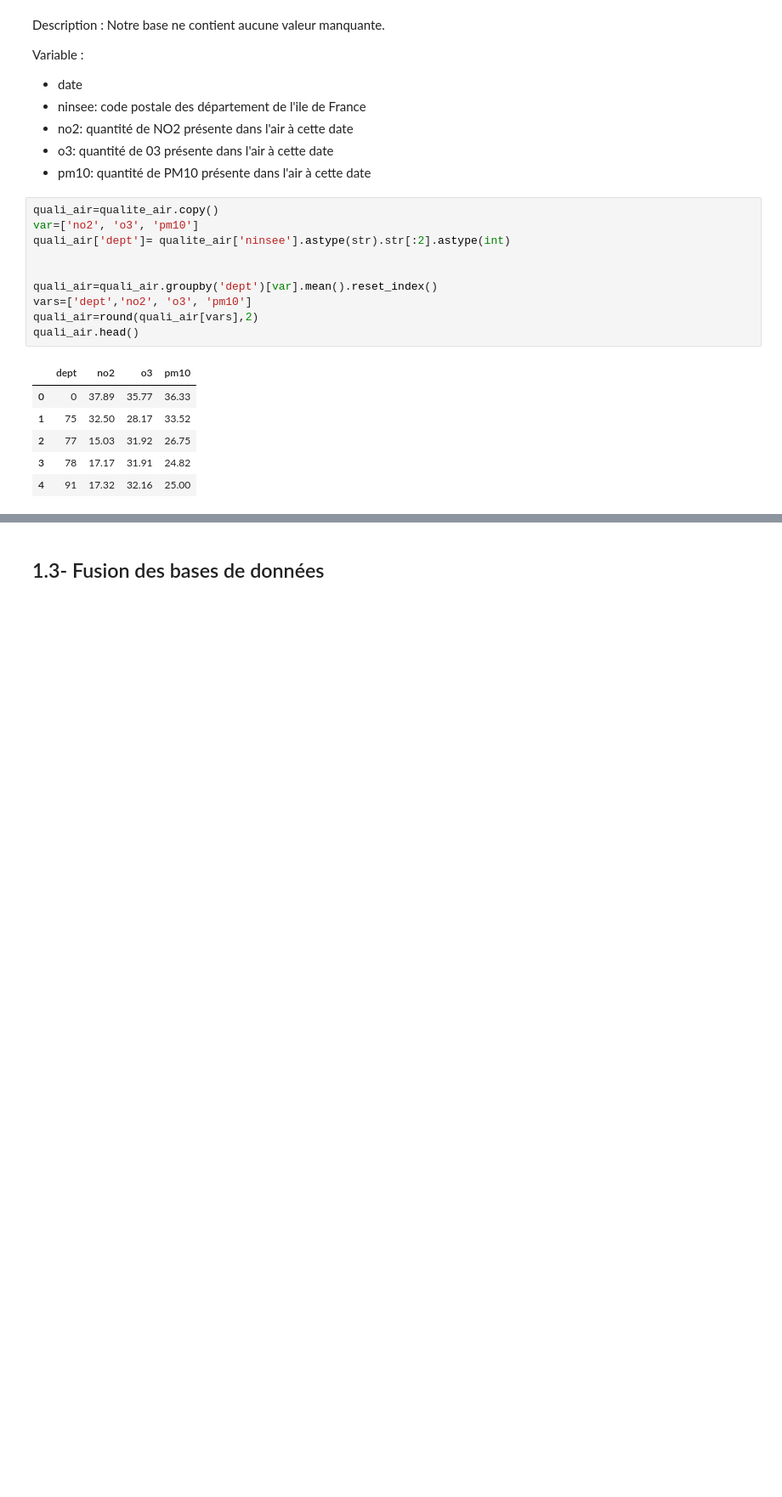
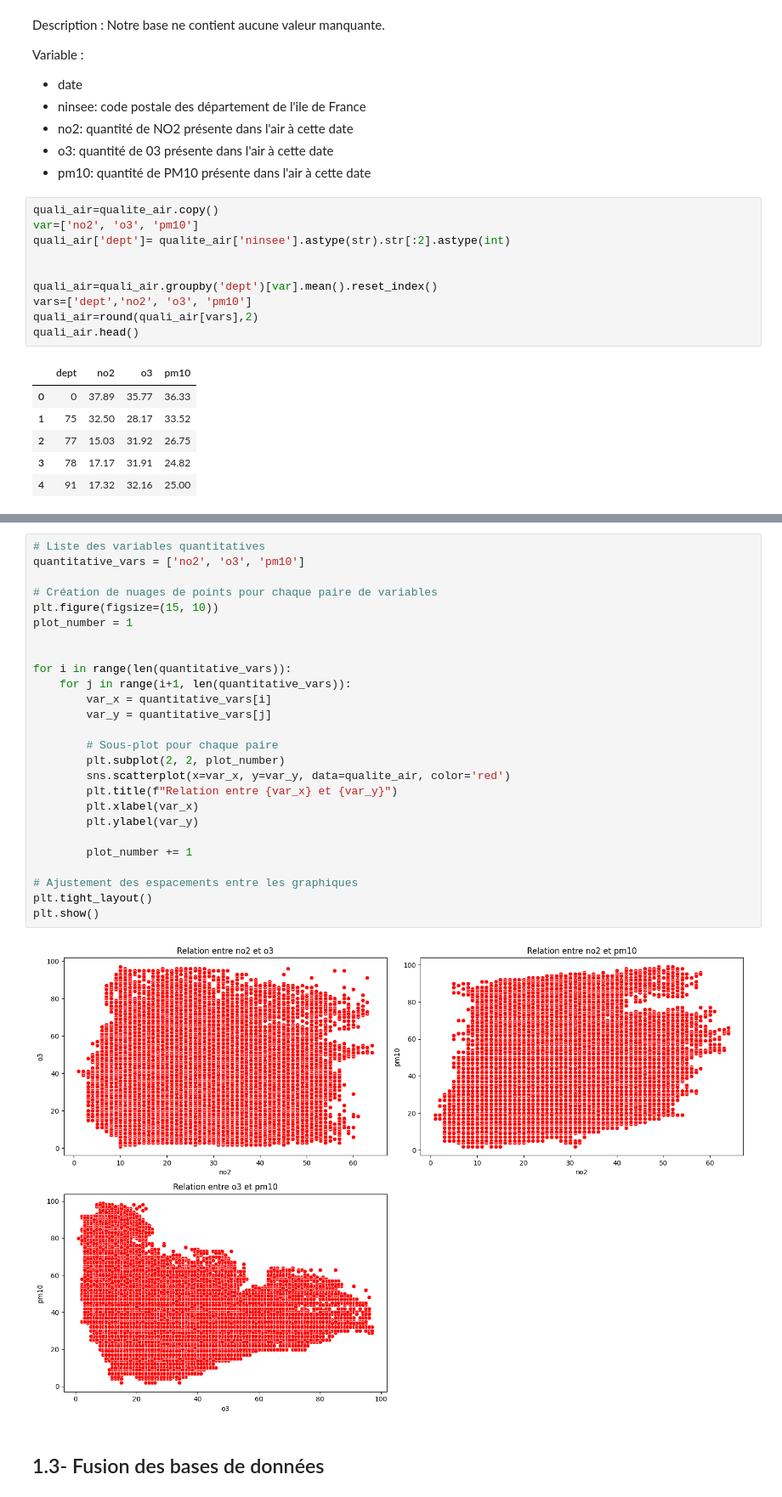
Before and after one commit to IvanaKUETE/projet-Python, a Jupyter notebook: projet/notebook/analyse_exploratoire.ipynb, the cells around one changed output, grey strips where cells are left out. Shown at 85% size. Saved outputs shown, nothing was run; the diff lists cells and outputs as text; blank space fills up the shorter version.

```diff
--- a/projet/notebook/analyse_exploratoire.ipynb
+++ b/projet/notebook/analyse_exploratoire.ipynb
@@ -101,3 +186,31 @@ quali_air.head()
+# %%
+# Liste des variables quantitatives
+quantitative_vars = ['no2', 'o3', 'pm10']
+
+# Création de nuages de points pour chaque paire de variables
+plt.figure(figsize=(15, 10))
+plot_number = 1
+
+
+for i in range(len(quantitative_vars)):
+    for j in range(i+1, len(quantitative_vars)):
+        var_x = quantitative_vars[i]
+        var_y = quantitative_vars[j]
+
+        # Sous-plot pour chaque paire
+        plt.subplot(2, 2, plot_number)
+        sns.scatterplot(x=var_x, y=var_y, data=qualite_air, color='red')
+        plt.title(f"Relation entre {var_x} et {var_y}")
+        plt.xlabel(var_x)
+        plt.ylabel(var_y)
+
+        plot_number += 1
+
+# Ajustement des espacements entre les graphiques
+plt.tight_layout()
+plt.show()
+# %% [output]
+[figure, added]
 # %% [markdown]
 <h2 style=" text-align:left">
 1.3- Fusion des bases de données
```
Also changed, not shown: parts of 4 cells of this notebook.
